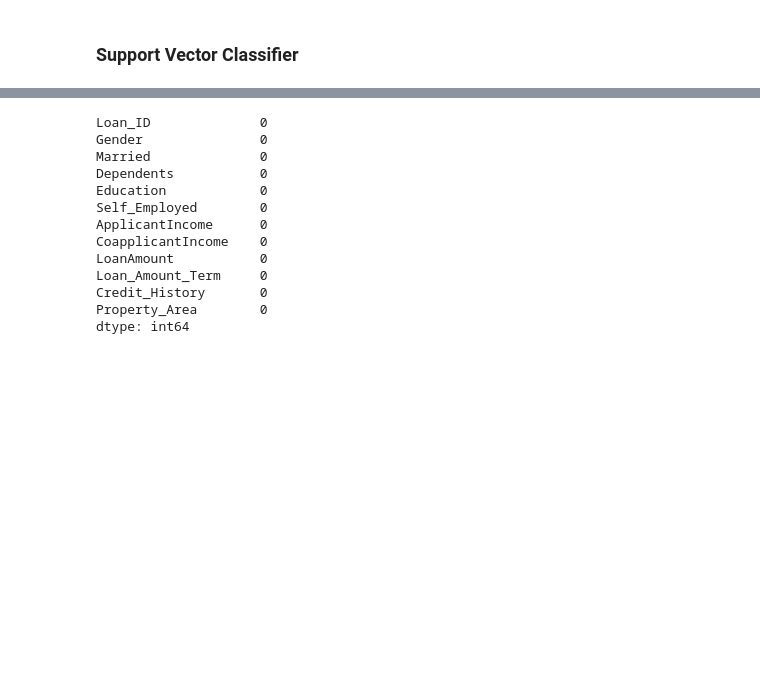
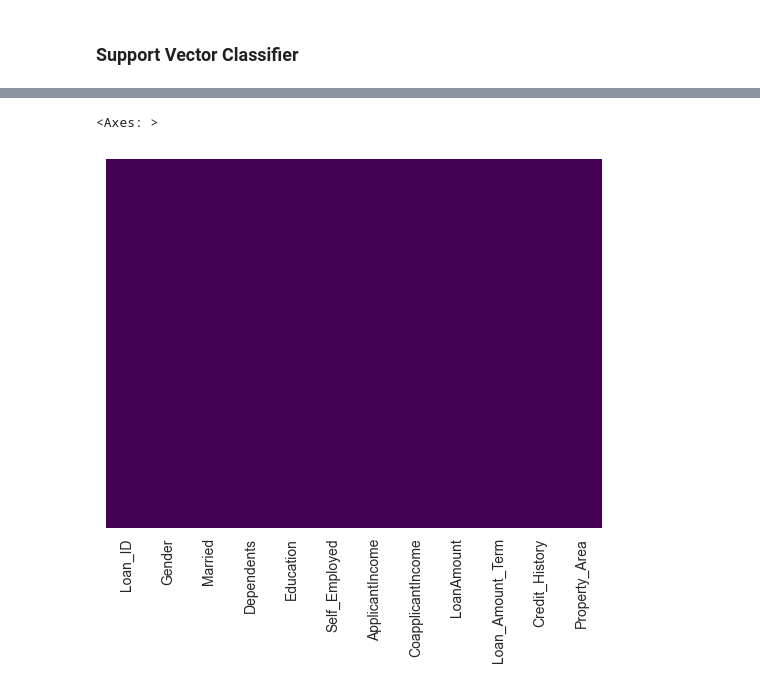
Before and after one commit to keithkamson/loan-prediction-ML, a Jupyter notebook: loan-prediction-ml.ipynb, the cells around one changed output, grey strips where cells are left out. Drawn from its saved outputs; the diff is of its cells as text; code cells hidden in the pictures; blank space fills up the shorter version.

```diff
--- a/loan-prediction-ml.ipynb
+++ b/loan-prediction-ml.ipynb
@@ -472,22 +578,11 @@ test_path ['Self_Employed'] = test_path ['Self_Employed'].fillna(test_path['Self
 test_path ['LoanAmount'] = test_path ['LoanAmount'].fillna(test_path['LoanAmount'].mean())
 test_path ['Loan_Amount_Term'] = test_path ['Loan_Amount_Term'].fillna(test_path['Loan_Amount_Term'].mean())
 test_path ['Credit_History'] = test_path ['Credit_History'].fillna(test_path['Credit_History'].mean())
-# %%
-test_path.isnull().sum()
-# %% [output]
-Loan_ID              0
-Gender               0
-Married              0
-Dependents           0
-Education            0
-Self_Employed        0
-ApplicantIncome      0
-CoapplicantIncome    0
-LoanAmount           0
-Loan_Amount_Term     0
-Credit_History       0
-Property_Area        0
-dtype: int64
+# %%
+sns.heatmap(test_path.isnull(),yticklabels=False,cbar=False,cmap='viridis')
+# %% [output]
+<Axes: >
+[figure, added]
 # %%
 label_encoder = preprocessing.LabelEncoder()
 cols = ['Gender','Married','Education','Self_Employed','Property_Area','Dependents']
```
Also changed, not shown: parts of 38 cells of this notebook.
